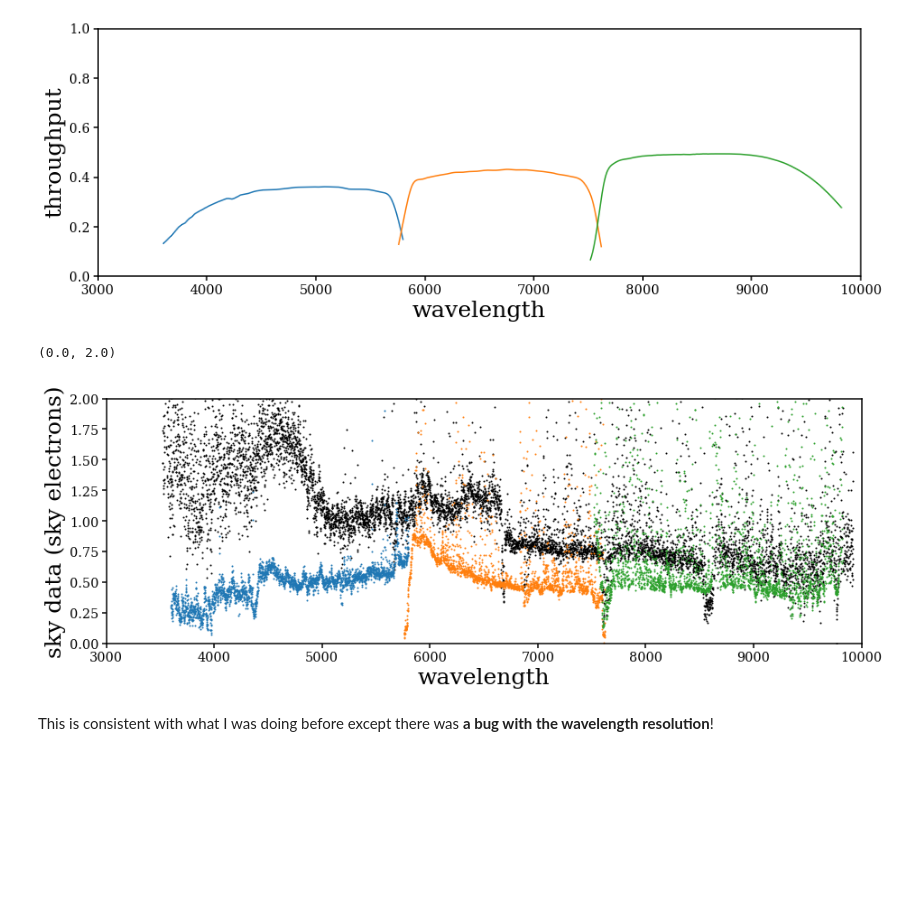
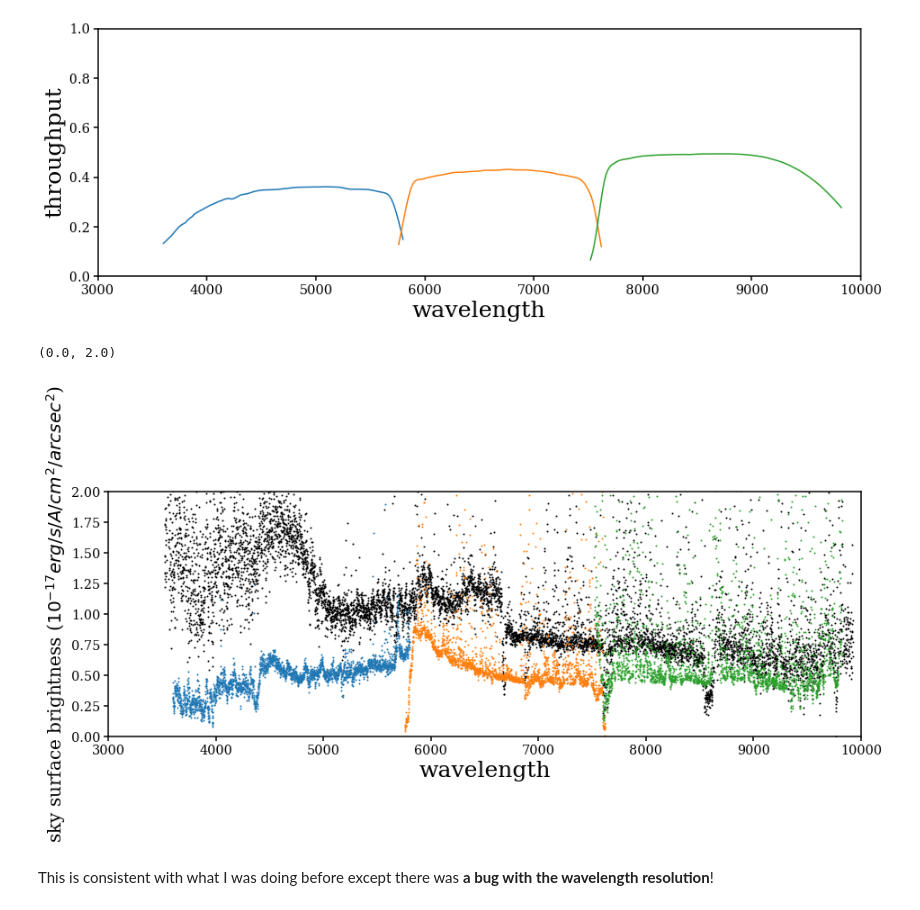
Before and after one commit to desi-bgs/feasiBGS, a Jupyter notebook: notebook/cmx/cmx_sky_fix.ipynb, the cells around one changed output. Saved outputs shown, nothing was run; the diff lists cells and outputs as text; code cells hidden in the pictures; blank space fills up the shorter version.

```diff
--- a/notebook/cmx/cmx_sky_fix.ipynb
+++ b/notebook/cmx/cmx_sky_fix.ipynb
@@ -123,20 +123,20 @@ sub.set_ylim(0., 1)
 # %%
 fig = plt.figure(figsize=(15,5))
 sub = fig.add_subplot(111)
 
 sub.scatter(wave.value, nominal_surface_brightness_dict['dark'].value, s=1, c='k', label='nominal dark')
 
 sub.scatter(sky_b.wave, np.median(sky_sb_b, axis=0)/through_b, s=1)
 sub.scatter(sky_r.wave, np.median(sky_sb_r, axis=0)/through_r, s=1)
 sub.scatter(sky_z.wave, np.median(sky_sb_z, axis=0)/through_z, s=1)
 
 sub.set_xlabel('wavelength', fontsize=25)
 sub.set_xlim(3e3, 1e4)
-sub.set_ylabel('sky data (sky electrons)', fontsize=25)
+sub.set_ylabel('sky surface brightness ($10^{-17} erg/s/A/cm^2/arcsec^2$)', fontsize=20)
 sub.set_ylim(0.,2.)
 # %% [output]
 (0.0, 2.0)
-[figure, old version]
+[figure, new version]
 # %% [markdown]
 This is consistent with what I was doing before except there was **a bug with the wavelength resolution**!
 # %%
```
Also changed, not shown: parts of 1 cell of this notebook, 1 other file.
